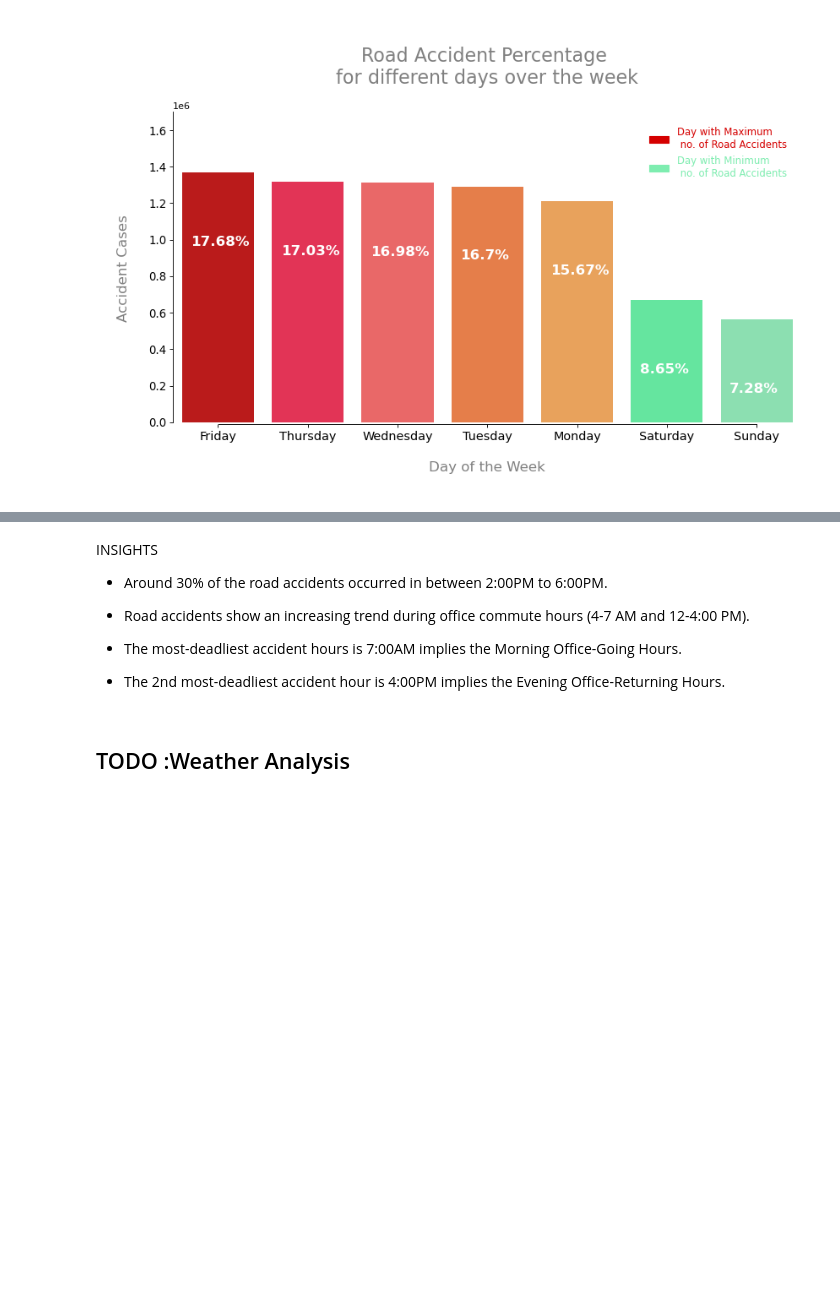
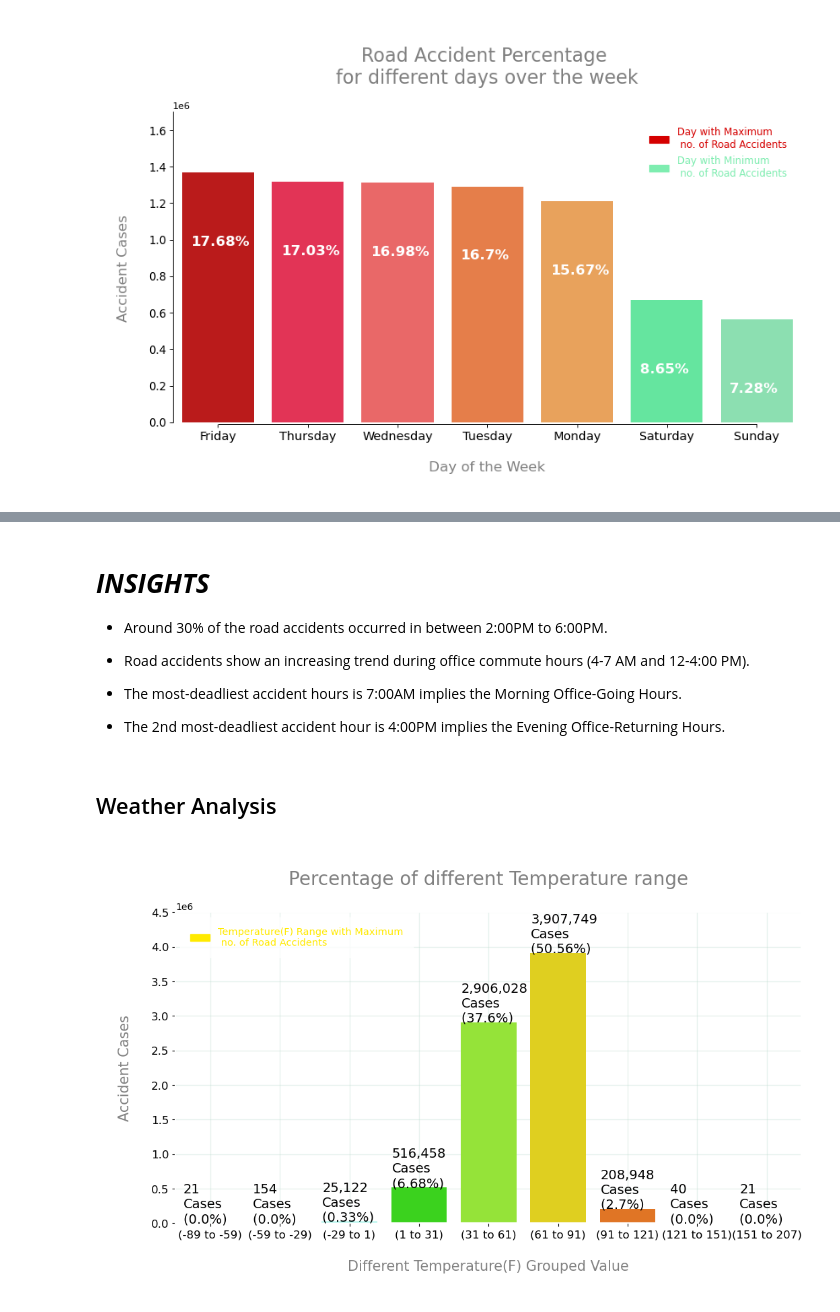
Before and after one commit to humbleOldSage/EDA-for-US-Accident-Data, a Jupyter notebook: us-accident-analysis.ipynb, the cells around one changed output, grey strips where cells are left out. Saved outputs shown, nothing was run; the diff lists cells and outputs as text; code cells hidden in the pictures; blank space fills up the shorter version.

Commit message:
Weather Analysis + TODO for next level work

```diff
--- a/us-accident-analysis.ipynb
+++ b/us-accident-analysis.ipynb
@@ -764,6 +721,7 @@ ax.legend(handles=[MA, MO, NI], prop={'size': 10.5}, loc='upper left', borderpad
 # %% [markdown]
 
-INSIGHTS
+# ***INSIGHTS***
+
  * Around 30% of the road accidents occurred in between 2:00PM to 6:00PM.
 
  * Road accidents show an increasing trend during office commute hours (4-7 AM and 12-4:00 PM).
@@ -772,4 +730,26 @@ INSIGHTS
 
 * The 2nd most-deadliest accident hour is 4:00PM  implies the  Evening Office-Returning Hours.
 # %% [markdown]
-## TODO :Weather Analysis
+## Weather Analysis
+# %%
+def generate_intervals_labels(attribute, split, gap):
+    var_min = min(df[attribute])
+    intervals = [int(var_min)]
+    labels = []
+    for i in range(1, split+1):
+
+        lower_limit = int(var_min+((i-1)*gap))
+
+        if i==split:
+            upper_limit = int(max(df[attribute]))
+        else:
+            upper_limit = int(var_min + (i*gap))
+
+        #intervals
+        intervals.append(upper_limit)
+
+        # labels
+        label_var = '({} to {})'.format(lower_limit, upper_limit)
+        labels.append(label_var)
+
+    return intervals, labels
@@ -775,0 +803,7 @@ INSIGHTS
+# %%
+temp_intervals, temp_labels = generate_intervals_labels('Temperature(F)', 9, 30)
+
+Feature_Bin_Plot(df, 'Temperature(F)', 'gist_ncar',temp_intervals, temp_labels,
+                 (12, 6), 14, (0, 4500000), [0.01, 10000], '\nPercentage of different Temperature range\n')
+# %% [output]
+[figure, added]
```
Also changed, not shown: parts of 22 cells of this notebook.
